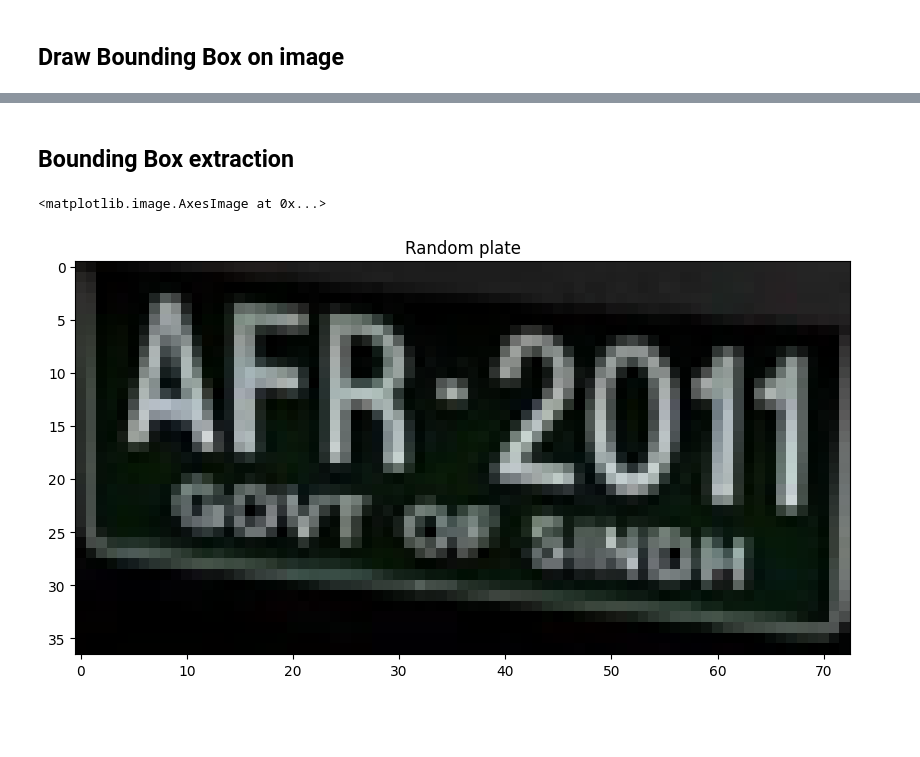
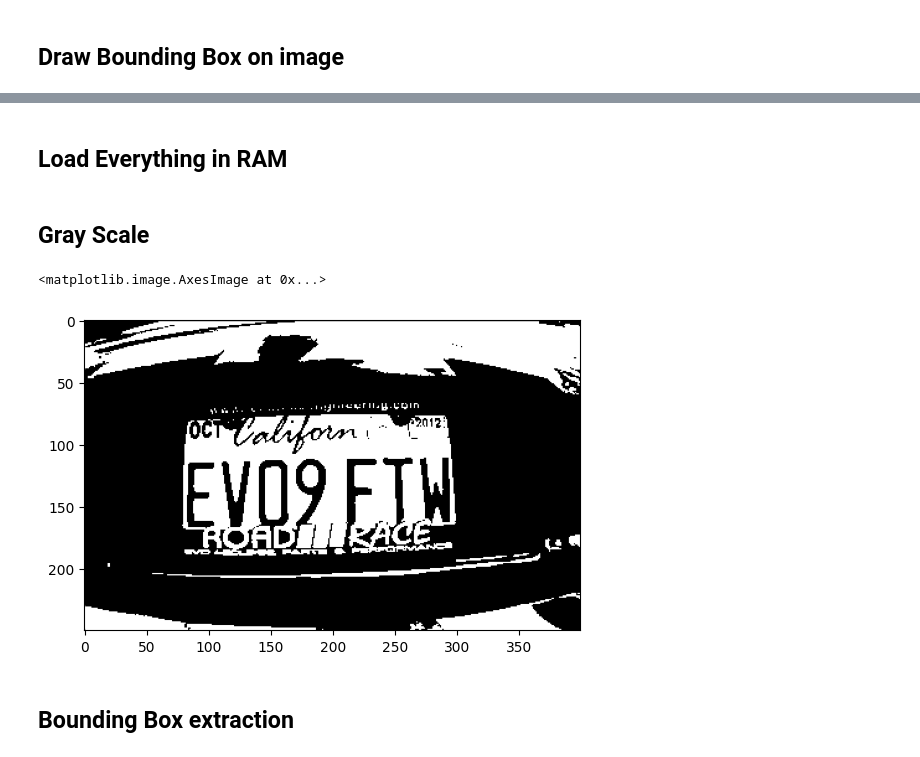
Before and after one commit to damirch/alpr, a Jupyter notebook: detection.ipynb, the cells around one changed output, grey strips where cells are left out. Drawn from its saved outputs; the diff is of its cells as text; code cells hidden in the pictures; blank space fills up the shorter version.

Commit message:
addred grayscale and thresholding

```diff
--- a/detection.ipynb
+++ b/detection.ipynb
@@ -77,24 +78,32 @@ ax.add_patch(rect)
+# %% [markdown]
+## Load Everything in RAM
+# %%
+raw_images = []
+annotations = []
+image_filenames = list(walk(IMAGES_PATH))
+for image_filename in tqdm(image_filenames[0][2]):
+    image_path = path.join(image_filenames[0][0], image_filename)
+    img = cv.imread(image_path)
+    raw_images.append(img)
+
+    annotation = image_filename.split('.')[0] + '.xml'
+    annotation_path = path.join(ANNOTATIONS_PATH, annotation)
+    annotations.append(PlateBoundingBox(annotation_path))
+# %% [markdown]
+## Gray Scale
+# %%
+grayscale_images = []
+
+for image in raw_images:
+    # apply grayscale then thresholding then add to array
+    grayscale = cv.cvtColor(image, cv.COLOR_BGR2GRAY)
+    # apply thresholding
+    ret, thresh = cv.threshold(grayscale, 120, 255, cv.THRESH_BINARY)
+    grayscale_images.append(thresh)
+# %%
+plt.imshow(rd.choice(grayscale_images), cmap='gray')
+# %% [output]
+<matplotlib.image.AxesImage at 0x...>
+[figure, added]
 # %% [markdown]
 ## Bounding Box extraction
-# %%
-plates = []
-
-image_filenames = list(walk(IMAGES_PATH))
-for image_filename in tqdm(image_filenames[0][2]):
-    image_path = path.join(image_filenames[0][0], image_filename)
-    annotation = image_filename.split('.')[0] + '.xml'
-    annotation_path = path.join(ANNOTATIONS_PATH, annotation)
-    plate = PlateBoundingBox(annotation_path)
-
-    img = plt.imread(image_path)
-    plate_img = img[plate.ymin:plate.ymax, plate.xmin:plate.xmax]
-
-    plates.append(plate_img)
-
-# show a random plate
-fig, ax = plt.subplots(figsize=(10,8))
-ax.set_title('Random plate')
-ax.imshow(rd.choice(plates))
-# %% [output]
-<matplotlib.image.AxesImage at 0x...>
-[figure, removed]
```
Also changed, not shown: parts of 9 cells of this notebook.
